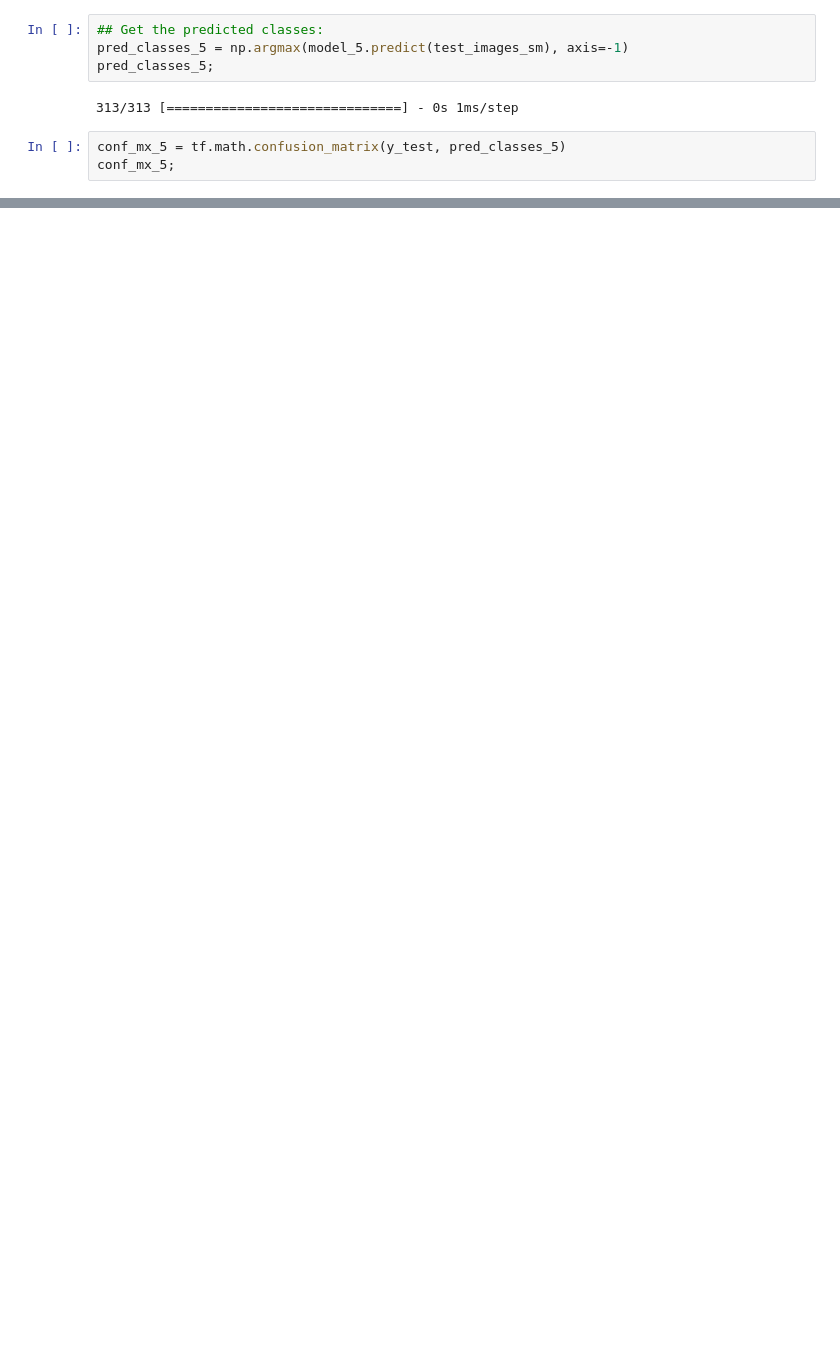
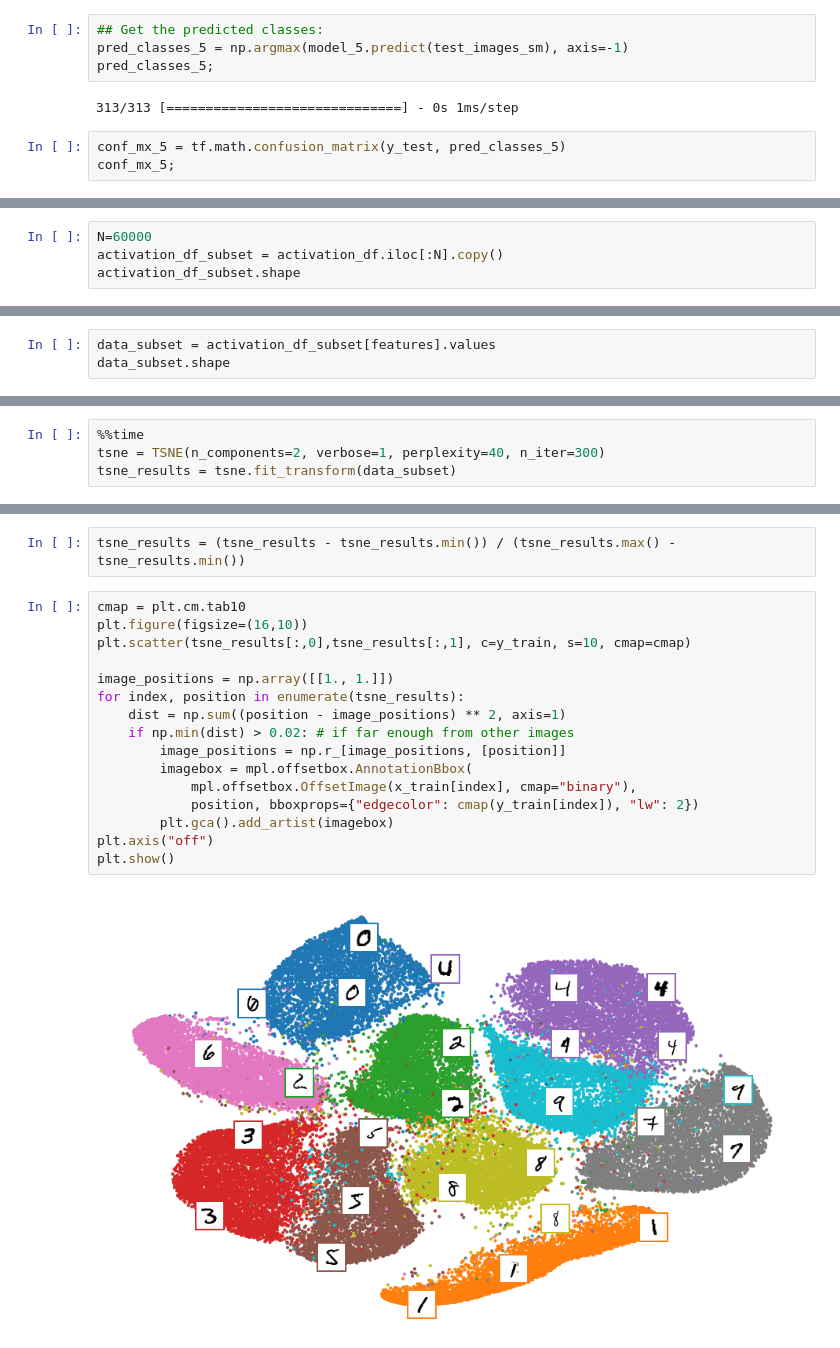
Before and after one commit to alawrence30/Deep-Learning, a Jupyter notebook: MSDS458_Assignment_01_v26_2.ipynb, the cells around one changed output, grey strips where cells are left out. Drawn from its saved outputs; the diff is of its cells as text; blank space fills up the shorter version.

```diff
--- a/MSDS458_Assignment_01_v26_2.ipynb
+++ b/MSDS458_Assignment_01_v26_2.ipynb
@@ -2601,0 +2729,4 @@ plt.show()
+# %%
+N=60000
+activation_df_subset = activation_df.iloc[:N].copy()
+activation_df_subset.shape
@@ -2601,0 +2735,3 @@ plt.show()
+# %%
+data_subset = activation_df_subset[features].values
+data_subset.shape
@@ -2601,0 +2740,4 @@ plt.show()
+# %%
+%%time
+tsne = TSNE(n_components=2, verbose=1, perplexity=40, n_iter=300)
+tsne_results = tsne.fit_transform(data_subset)
@@ -2601,0 +2762,20 @@ plt.show()
+# %%
+tsne_results = (tsne_results - tsne_results.min()) / (tsne_results.max() - tsne_results.min())
+# %%
+cmap = plt.cm.tab10
+plt.figure(figsize=(16,10))
+plt.scatter(tsne_results[:,0],tsne_results[:,1], c=y_train, s=10, cmap=cmap)
+
+image_positions = np.array([[1., 1.]])
+for index, position in enumerate(tsne_results):
+    dist = np.sum((position - image_positions) ** 2, axis=1)
+    if np.min(dist) > 0.02: # if far enough from other images
+        image_positions = np.r_[image_positions, [position]]
+        imagebox = mpl.offsetbox.AnnotationBbox(
+            mpl.offsetbox.OffsetImage(x_train[index], cmap="binary"),
+            position, bboxprops={"edgecolor": cmap(y_train[index]), "lw": 2})
+        plt.gca().add_artist(imagebox)
+plt.axis("off")
+plt.show()
+# %% [output]
+[figure, added]
```
Also changed, not shown: parts of 103 cells of this notebook.
